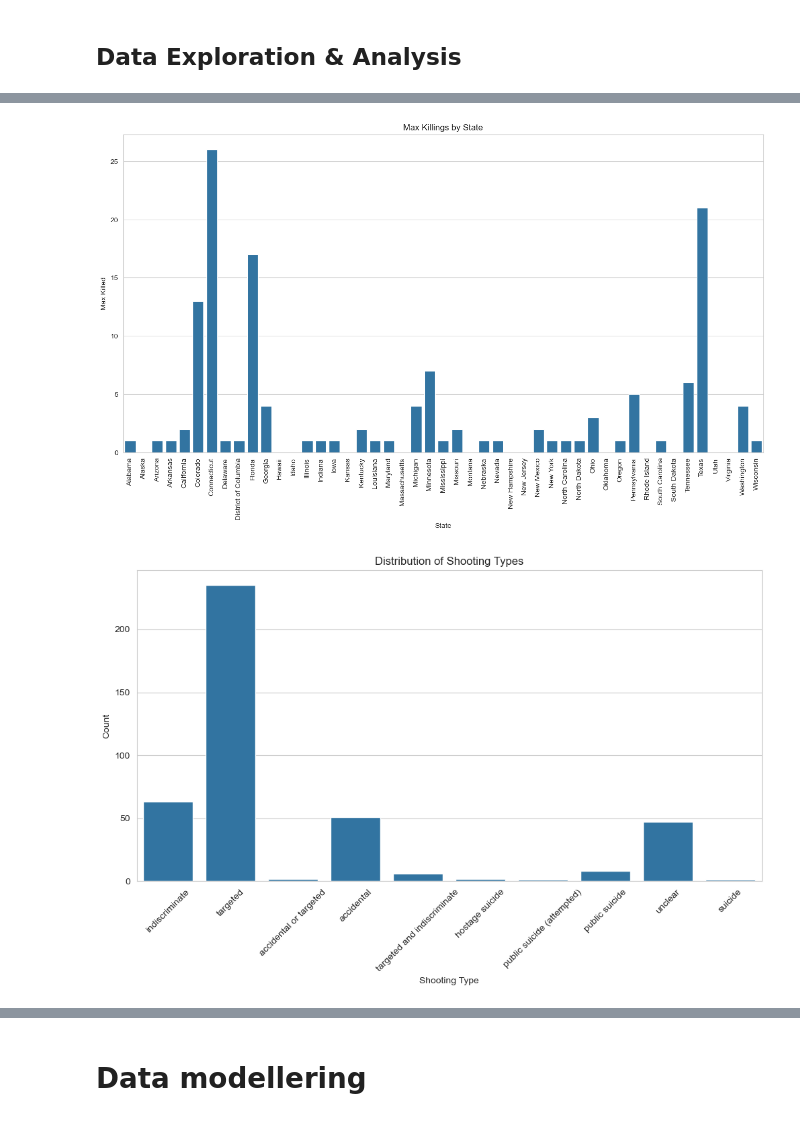
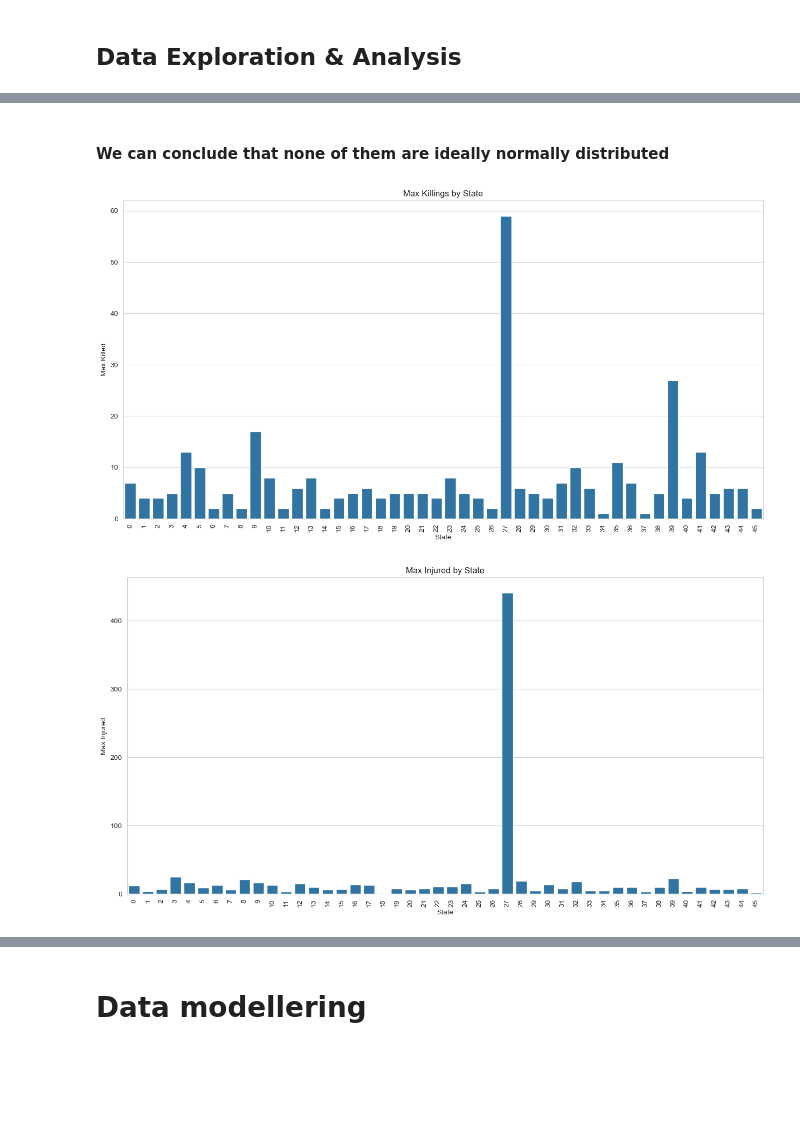
Before and after one commit to AhmadAlkaseb/BI, a Jupyter notebook: MiniProjekt3/Data/MiniProjekt3v1.ipynb, the cells around one changed output, grey strips where cells are left out. Cells and saved outputs as stored; diff of their text form; code cells hidden in the pictures; blank space fills up the shorter version.

```diff
--- a/MiniProjekt3/Data/MiniProjekt3v1.ipynb
+++ b/MiniProjekt3/Data/MiniProjekt3v1.ipynb
@@ -243,0 +135,21 @@ df.describe()
+# %%
+# Select categorical columns
+data_column_category = df.select_dtypes(exclude=[np.number]).columns
+
+# Initialize LabelEncoder
+label_encoder = LabelEncoder()
+
+# Create an empty dictionary to store the mappings
+label_mappings = {}
+
+# Apply LabelEncoder to each categorical column
+for col in data_column_category:
+    df[col] = label_encoder.fit_transform(df[col])
+
+    # Store the mapping of original values to encoded values
+    label_mappings[col] = dict(zip(label_encoder.classes_, label_encoder.transform(label_encoder.classes_)))
+
+# Display the mapping for the 'state' column
+print("State Mapping:")
+for original, encoded in label_mappings['State'].items():
+    print(f"{encoded}: {original}")
@@ -259,24 +204,49 @@ array([[<Axes: title={'center': 'uid'}>,
+# %% [markdown]
+#### We can conclude that none of them are ideally normally distributed
 # %%
-# Bar plot of killings by state
-df_grouped = df.groupby('state')['killed'].max().reset_index()
+# Group by 'State' and get the maximum number of killings for each state
+df_grouped = df.groupby('State')['# Killed'].max().reset_index()
+
+# Set the style and size of the plot
 sns.set_style("whitegrid")
 plt.figure(figsize=(16, 8))
-sns.barplot(x='state', y='killed', data=df_grouped)
+
+# Create a bar plot
+sns.barplot(x='State', y='# Killed', data=df_grouped)
+
+# Set the plot title and labels
 plt.title('Max Killings by State')
 plt.xlabel('State')
 plt.ylabel('Max Killed')
+
+# Rotate the x-axis labels for better readability
 plt.xticks(rotation=90)
+
+# Display the plot
 plt.show()
 # %% [output]
-[figure, old version]
+[figure, new version]
 # %%
-plt.figure(figsize=(12, 6))
-sns.countplot(x='shooting_type', data=df)
-plt.title('Distribution of Shooting Types')
-plt.xlabel('Shooting Type')
-plt.ylabel('Count')
-plt.xticks(rotation=45)
+# Group by 'State' and get the maximum number of killings for each state
+df_grouped = df.groupby('State')['# Injured'].max().reset_index()
+
+# Set the style and size of the plot
+sns.set_style("whitegrid")
+plt.figure(figsize=(16, 8))
+
+# Create a bar plot
+sns.barplot(x='State', y='# Injured', data=df_grouped)
+
+# Set the plot title and labels
+plt.title('Max Injured by State')
+plt.xlabel('State')
+plt.ylabel('Max Injured')
+
+# Rotate the x-axis labels for better readability
+plt.xticks(rotation=90)
+
+# Display the plot
 plt.show()
 # %% [output]
-[figure, old version]
+[figure, new version]
 # %%
```
Also changed, not shown: parts of 43 cells of this notebook.
